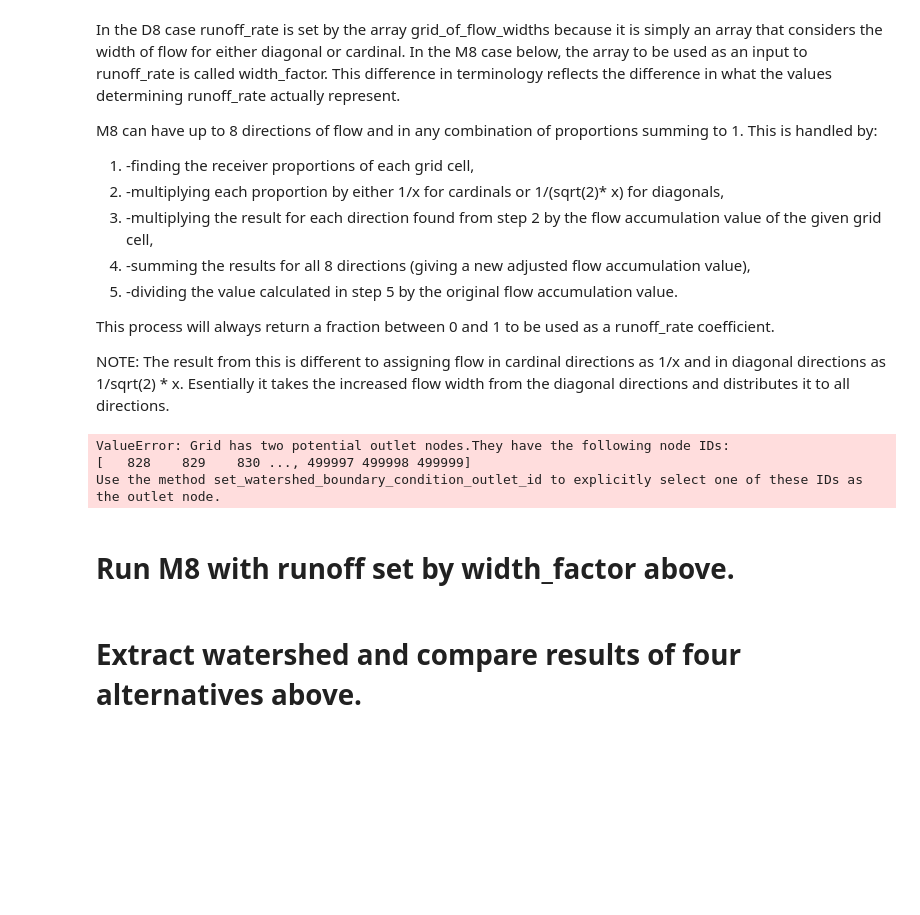
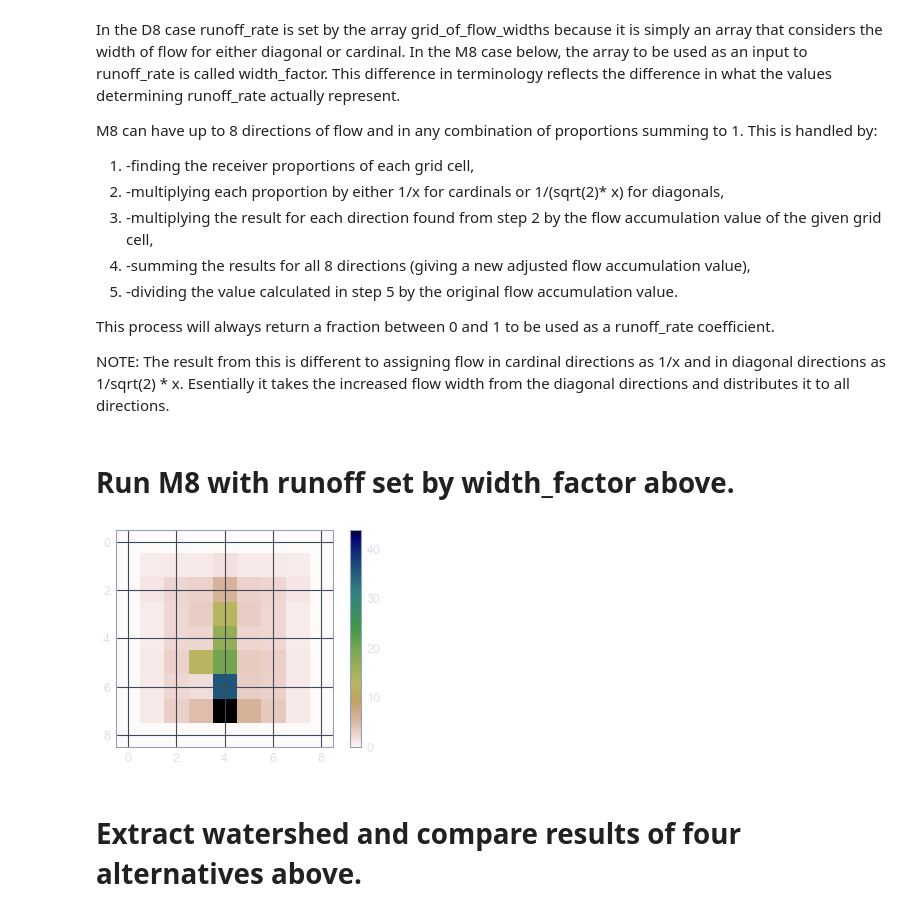
Before and after one commit to Simon-JW/slope_area_relations, a Jupyter notebook: spatially_variable_runoff.ipynb, the cells around one changed output. Cells and saved outputs as stored; diff of their text form; code cells hidden in the pictures; blank space fills up the shorter version.

```diff
--- a/spatially_variable_runoff.ipynb
+++ b/spatially_variable_runoff.ipynb
@@ -459,11 +500,7 @@ cols = flow_acc_surf.shape[1];
 mg2 = RasterModelGrid((rows,cols), 1);
 z3 = mg2.add_field('topographic__elevation', flow_acc_surf, at = 'node');
 # %%
-mg2.set_watershed_boundary_condition(z3)
+#mg2.set_watershed_boundary_condition(z3)
-# %% [output]
-ValueError: Grid has two potential outlet nodes.They have the following node IDs:
-[   828    829    830 ..., 499997 499998 499999]
-Use the method set_watershed_boundary_condition_outlet_id to explicitly select one of these IDs as the outlet node.
 # %%
 sfb = SinkFillerBarnes(mg2, method = 'Steepest', ignore_overfill = True);
 sfb.run_one_step();
@@ -520,8 +557,10 @@ drainage_area_mg3 = da3.reshape(mg3.shape).astype('float64');
 grid_nodes = (mg3.nodes).reshape(mg3.shape[0] * mg3.shape[1],);
 flow_rec_surf_rows = cols * rows;
 # %%
-plt.imshow(drainage_area_mg3, cmap="gist_earth_r");
+plt.imshow(Q1, cmap="gist_earth_r");
 plt.colorbar();
+# %% [output]
+[figure, added]
 # %% [markdown]
 # Extract watershed and compare results of four alternatives above.
 # %%
```
Also changed, not shown: parts of 9 cells of this notebook, 1 other file.
